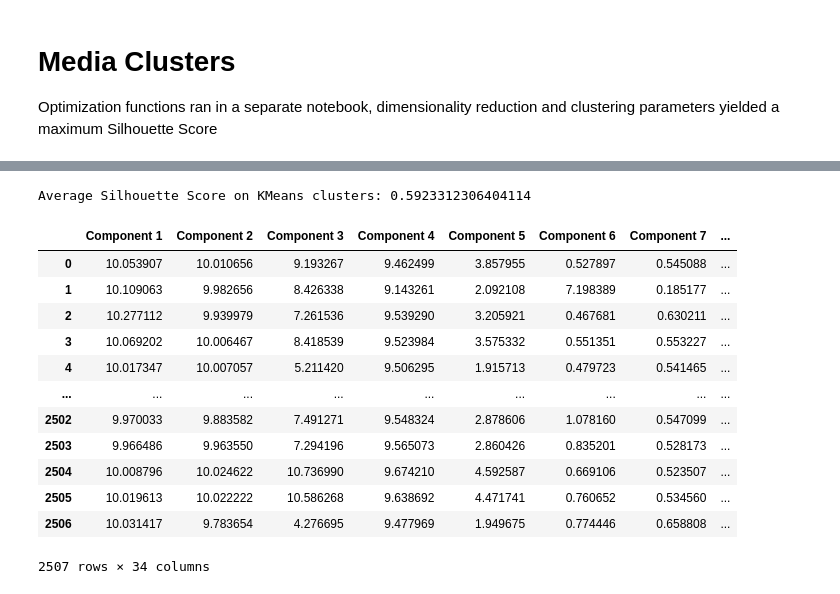
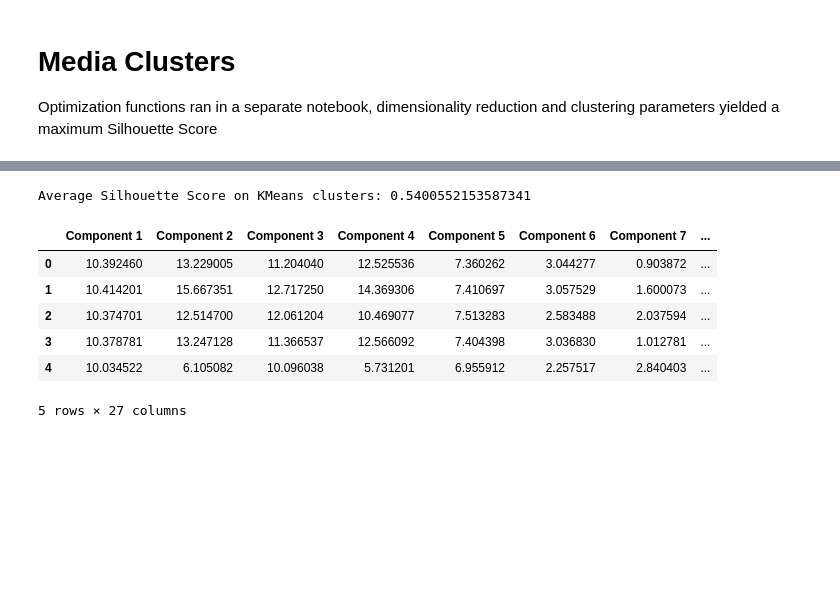
Before and after one commit to giovannellilab/media-prediction, a Jupyter notebook: notebooks/04-Model-Eval.ipynb, the cells around one changed output, grey strips where cells are left out. Drawn from its saved outputs; the diff is of its cells as text; code cells hidden in the pictures; blank space fills up the shorter version.

```diff
--- a/notebooks/04-Model-Eval.ipynb
+++ b/notebooks/04-Model-Eval.ipynb
@@ -404,5 +453,5 @@ media_df
 # %%
-TARGET_VAR = "media_id_float" # media_id string issues, try to replace as categorical data
+TARGET_VAR = "media_id_float"
 RANDOM_SEED = 47
 
 X_train, X_test, y_train, y_test = train_test_split(
@@ -415,7 +464,7 @@ X_train, X_test, y_train, y_test = train_test_split(
 pipeline = Pipeline([
     ('scaler', StandardScaler()),
     ('pca', PCA(
-        n_components=500,
+        n_components=150,
         random_state= RANDOM_SEED
         )),
     ('umap', umap.UMAP(
@@ -423,22 +472,10 @@ pipeline = Pipeline([
         n_epochs=200,
         random_state=RANDOM_SEED,
         n_jobs=1,
-        n_neighbors=17,
-        n_components=32,
+        n_neighbors=63,
+        n_components=25,
         min_dist=0
         ))
 ])
 
 reduced = pipeline.fit_transform(X_train)
-
-cluster = KMeans(
-    n_clusters=150,
-    random_state=RANDOM_SEED
-)
-
-media_clusters = cluster.fit_predict(reduced)
-
-silhouette_avg = silhouette_score(reduced, media_clusters)
-print(f"Average Silhouette Score on KMeans clusters: {silhouette_avg}")
-# %% [output]
-Average Silhouette Score on KMeans clusters: 0.5923312306404114
@@ -445,24 +498,30 @@ Average Silhouette Score on KMeans clusters: 0.5923312306404114
+# %%
+cluster = KMeans(
+    n_clusters=65,
+    random_state=RANDOM_SEED
+)
+
+media_clusters = cluster.fit_predict(reduced)
+
+silhouette_avg = silhouette_score(reduced, media_clusters)
+print(f"Average Silhouette Score on KMeans clusters: {silhouette_avg}")
+# %% [output]
+Average Silhouette Score on KMeans clusters: 0.5400552153587341
 # %%
 reduced_df = pd.DataFrame(reduced, columns=[f"Component {fi+1}" for fi in range(reduced.shape[1])])
 reduced_df["Cluster"] = media_clusters
 
 # Create a reverse mapping from float back to media_id, remap to original values
 reverse_media_id_mapping = {v: k for k, v in media_id_mapping.items()}
 reduced_df['media_id'] = media_df['media_id_float'].map(reverse_media_id_mapping)
 
 reduced_df.to_csv(os.path.join(DATA_DIR, "model", "media-clusters.csv"), index=False)
-reduced_df
+reduced_df.head()
 # %% [output]
 |  | Component 1 | Component 2 | Component 3 | Component 4 | Component 5 | Component 6 | Component 7 | ... |
-| 0 | 10.053907 | 10.010656 | 9.193267 | 9.462499 | 3.857955 | 0.527897 | 0.545088 | ... |
-| 1 | 10.109063 | 9.982656 | 8.426338 | 9.143261 | 2.092108 | 7.198389 | 0.185177 | ... |
-| 2 | 10.277112 | 9.939979 | 7.261536 | 9.539290 | 3.205921 | 0.467681 | 0.630211 | ... |
-| 3 | 10.069202 | 10.006467 | 8.418539 | 9.523984 | 3.575332 | 0.551351 | 0.553227 | ... |
-| 4 | 10.017347 | 10.007057 | 5.211420 | 9.506295 | 1.915713 | 0.479723 | 0.541465 | ... |
-| ... | ... | ... | ... | ... | ... | ... | ... | ... |
-| 2502 | 9.970033 | 9.883582 | 7.491271 | 9.548324 | 2.878606 | 1.078160 | 0.547099 | ... |
-| 2503 | 9.966486 | 9.963550 | 7.294196 | 9.565073 | 2.860426 | 0.835201 | 0.528173 | ... |
-| 2504 | 10.008796 | 10.024622 | 10.736990 | 9.674210 | 4.592587 | 0.669106 | 0.523507 | ... |
-| 2505 | 10.019613 | 10.022222 | 10.586268 | 9.638692 | 4.471741 | 0.760652 | 0.534560 | ... |
-| 2506 | 10.031417 | 9.783654 | 4.276695 | 9.477969 | 1.949675 | 0.774446 | 0.658808 | ... |
+| 0 | 10.392460 | 13.229005 | 11.204040 | 12.525536 | 7.360262 | 3.044277 | 0.903872 | ... |
+| 1 | 10.414201 | 15.667351 | 12.717250 | 14.369306 | 7.410697 | 3.057529 | 1.600073 | ... |
+| 2 | 10.374701 | 12.514700 | 12.061204 | 10.469077 | 7.513283 | 2.583488 | 2.037594 | ... |
+| 3 | 10.378781 | 13.247128 | 11.366537 | 12.566092 | 7.404398 | 3.036830 | 1.012781 | ... |
+| 4 | 10.034522 | 6.105082 | 10.096038 | 5.731201 | 6.955912 | 2.257517 | 2.840403 | ... |
-2507 rows × 34 columns
+5 rows × 27 columns
```
Also changed, not shown: parts of 17 cells of this notebook, 1 other file.
